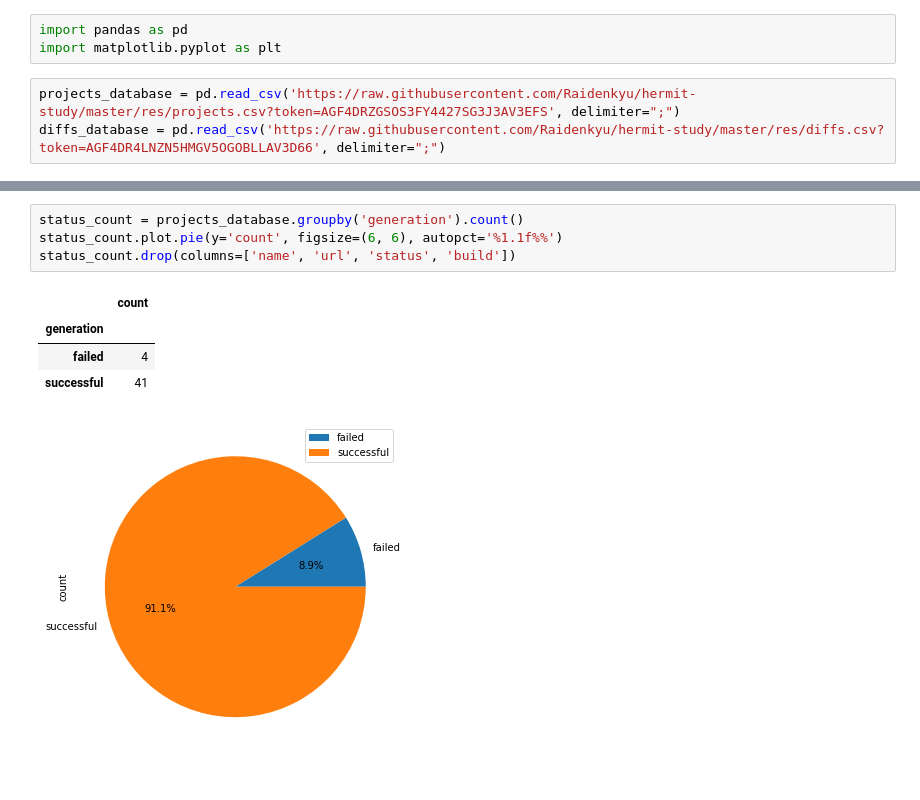
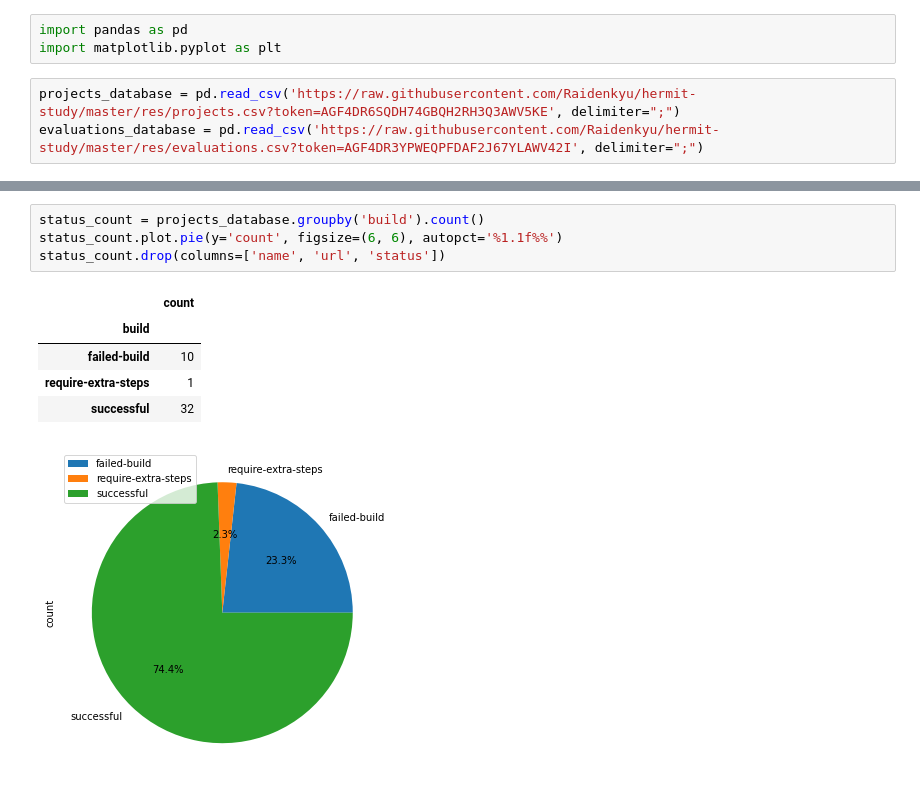
Before and after one commit to filipefigcorreia/hermit-study, a Jupyter notebook: hermit.ipynb, the cells around one changed output, grey strips where cells are left out. Cells and saved outputs as stored; diff of their text form.

Commit message:
Updated pie charts

```diff
--- a/hermit.ipynb
+++ b/hermit.ipynb
@@ -4,8 +4,8 @@
 import pandas as pd
 import matplotlib.pyplot as plt
 # %%
-projects_database = pd.read_csv('https://raw.githubusercontent.com/Raidenkyu/hermit-study/master/res/projects.csv?token=AGF4DRZGSOS3FY4427SG3J3AV3EFS', delimiter=";")
-diffs_database = pd.read_csv('https://raw.githubusercontent.com/Raidenkyu/hermit-study/master/res/diffs.csv?token=AGF4DR4LNZN5HMGV5OGOBLLAV3D66', delimiter=";")
+projects_database = pd.read_csv('https://raw.githubusercontent.com/Raidenkyu/hermit-study/master/res/projects.csv?token=AGF4DR6SQDH74GBQH2RH3Q3AWV5KE', delimiter=";")
+evaluations_database = pd.read_csv('https://raw.githubusercontent.com/Raidenkyu/hermit-study/master/res/evaluations.csv?token=AGF4DR3YPWEQPFDAF2J67YLAWV42I', delimiter=";")
 # %%
 projects_database
 # %% [output]
@@ -55,10 +55,11 @@ status_count.drop(columns=['name', 'url', 'generation', 'build'])
 # %%
-status_count = projects_database.groupby('generation').count()
+status_count = projects_database.groupby('build').count()
 status_count.plot.pie(y='count', figsize=(6, 6), autopct='%1.1f%%')
-status_count.drop(columns=['name', 'url', 'status', 'build'])
+status_count.drop(columns=['name', 'url', 'status'])
 # %% [output]
 |  | count |
-| generation |  |
-| failed | 4 |
-| successful | 41 |
+| build |  |
+| failed-build | 10 |
+| require-extra-steps | 1 |
+| successful | 32 |
-[figure, old version]
+[figure, new version]
```
Also changed, not shown: parts of 6 cells of this notebook.
